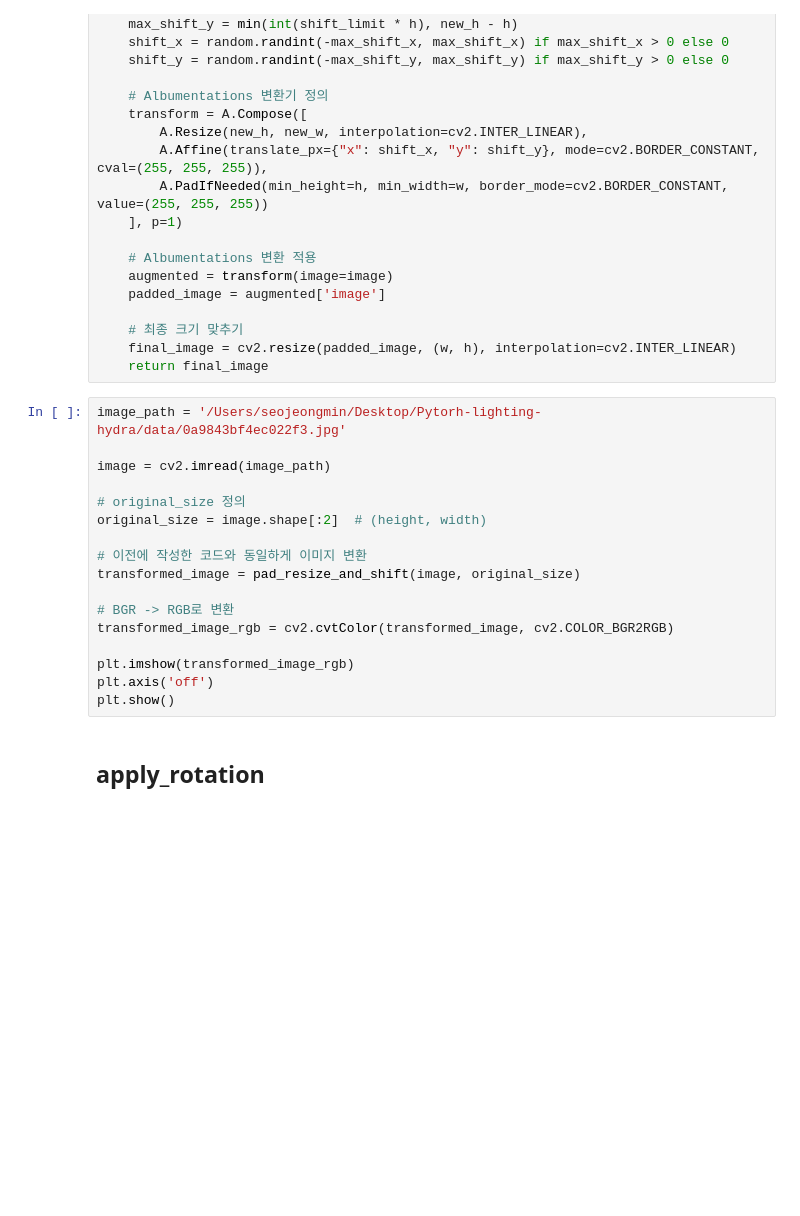
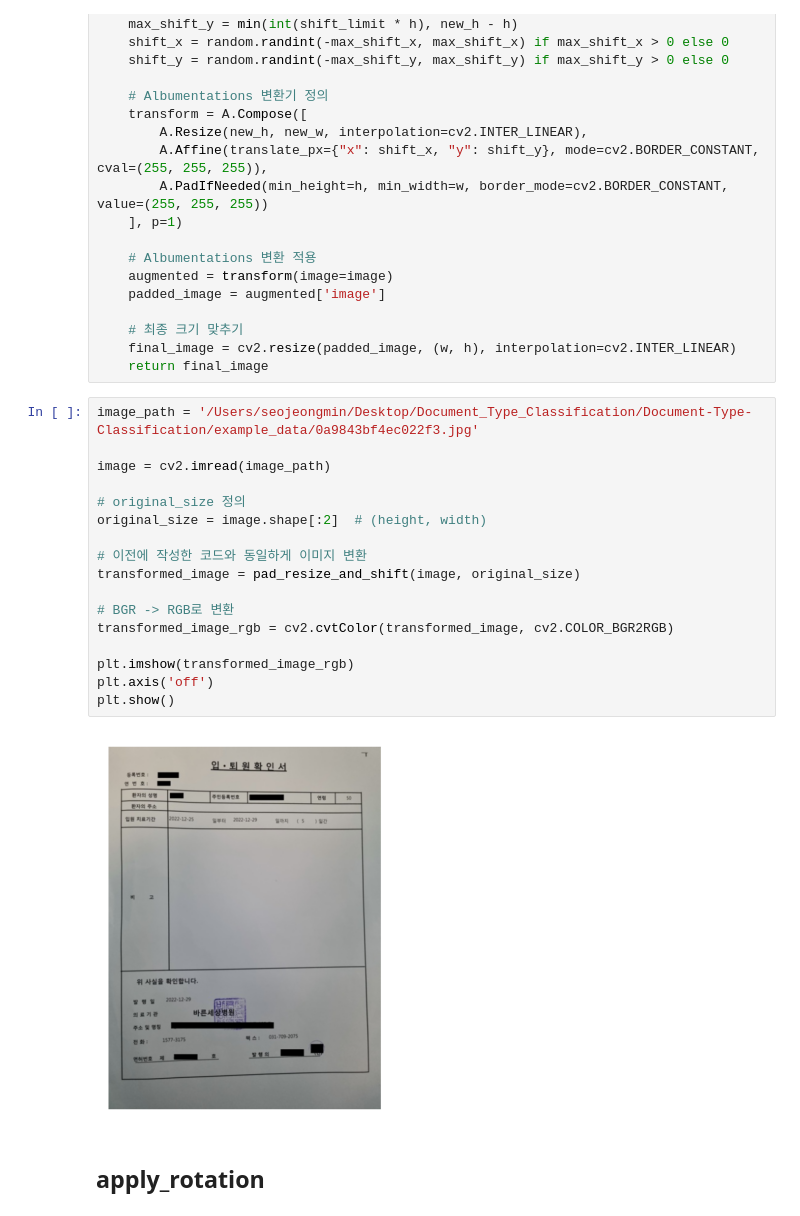
Before and after one commit to jmseo1216/Document-Type-Classification, a Jupyter notebook: Augmentation_ver5.ipynb, the cells around one changed output. Saved outputs shown, nothing was run; the diff lists cells and outputs as text; blank space fills up the shorter version.

Commit message:
Document dataset augmentation

```diff
--- a/Augmentation_ver5.ipynb
+++ b/Augmentation_ver5.ipynb
@@ -44,22 +44,24 @@ def pad_resize_and_shift(image, original_size, shift_limit=0.1, scale_min=-0.3,
     final_image = cv2.resize(padded_image, (w, h), interpolation=cv2.INTER_LINEAR)
     return final_image
 # %%
-image_path = '/Users/seojeongmin/Desktop/Pytorh-lighting-hydra/data/0a9843bf4ec022f3.jpg'
+image_path = '/Users/seojeongmin/Desktop/Document_Type_Classification/Document-Type-Classification/example_data/0a9843bf4ec022f3.jpg'
 
 image = cv2.imread(image_path)
 
 # original_size 정의
 original_size = image.shape[:2]  # (height, width)
 
 # 이전에 작성한 코드와 동일하게 이미지 변환
 transformed_image = pad_resize_and_shift(image, original_size)
 
 # BGR -> RGB로 변환
 transformed_image_rgb = cv2.cvtColor(transformed_image, cv2.COLOR_BGR2RGB)
 
 plt.imshow(transformed_image_rgb)
 plt.axis('off')
 plt.show()
+# %% [output]
+[figure, added]
 # %% [markdown]
 ## apply_rotation
 # %%
```
Also changed, not shown: parts of 13 cells of this notebook.
